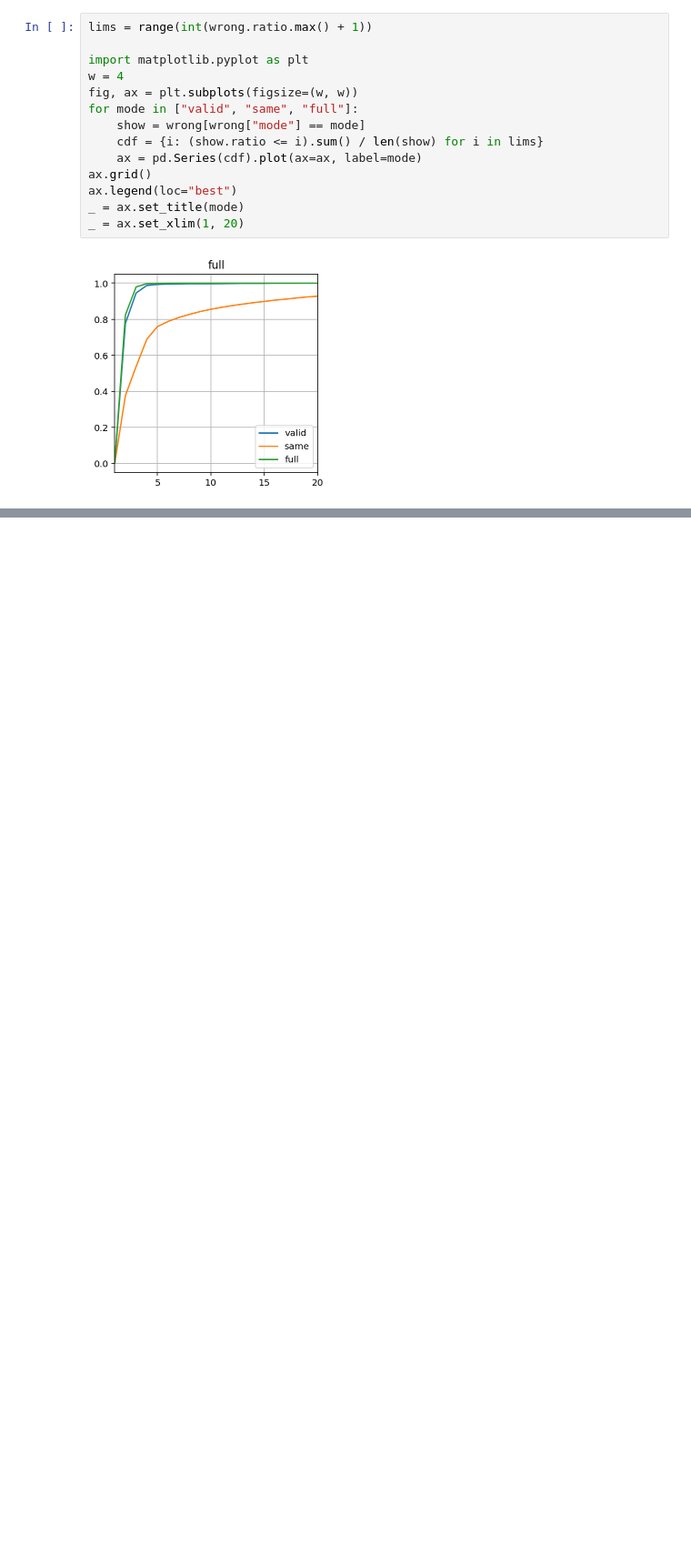
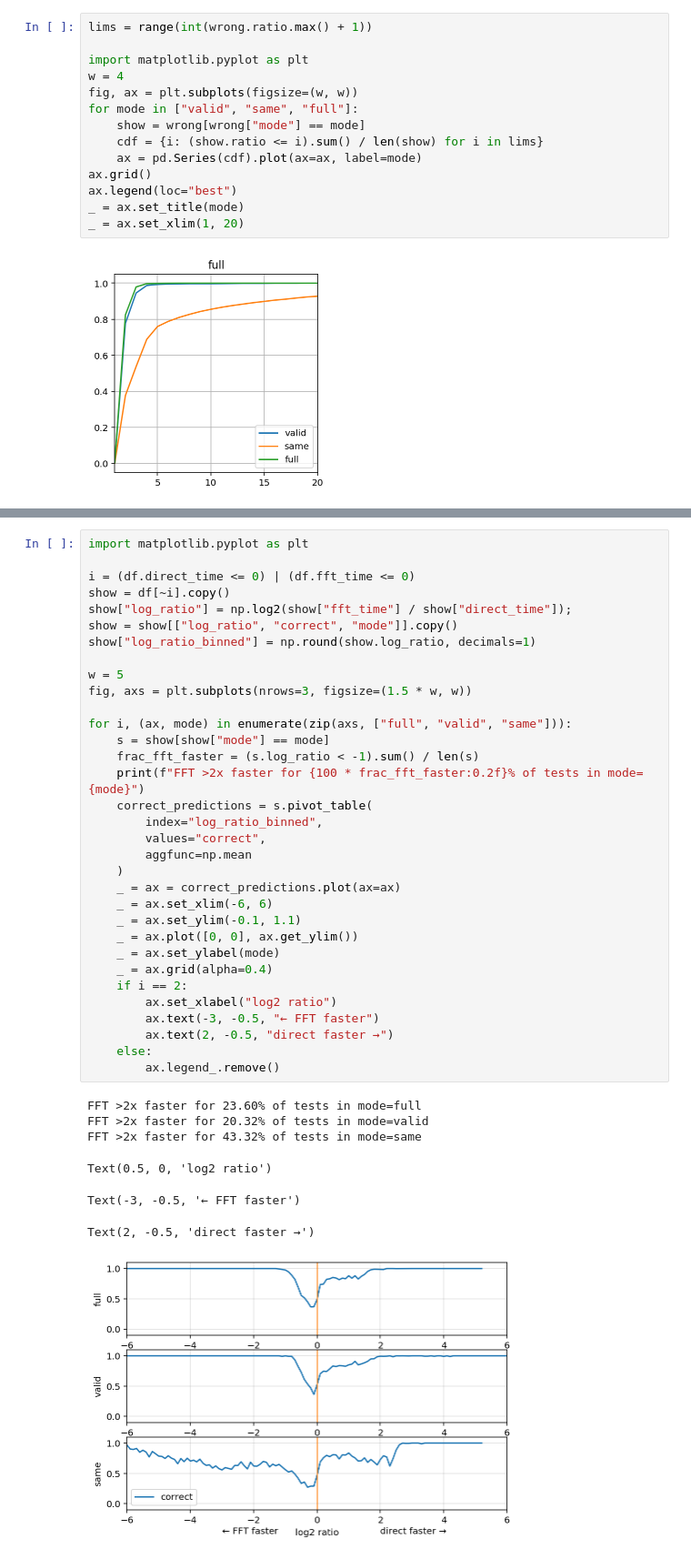
Before and after one commit to stsievert/scipy-convolve-timings, a Jupyter notebook: 1d/Test.ipynb, the cells around one changed output, grey strips where cells are left out. Shown at 91% size. Drawn from its saved outputs; the diff is of its cells as text; blank space fills up the shorter version.

```diff
--- a/1d/Test.ipynb
+++ b/1d/Test.ipynb
@@ -254,0 +202,41 @@ _ = ax.set_xlim(1, 20)
+# %%
+import matplotlib.pyplot as plt
+
+i = (df.direct_time <= 0) | (df.fft_time <= 0)
+show = df[~i].copy()
+show["log_ratio"] = np.log2(show["fft_time"] / show["direct_time"]);
+show = show[["log_ratio", "correct", "mode"]].copy()
+show["log_ratio_binned"] = np.round(show.log_ratio, decimals=1)
+
+w = 5
+fig, axs = plt.subplots(nrows=3, figsize=(1.5 * w, w))
+
+for i, (ax, mode) in enumerate(zip(axs, ["full", "valid", "same"])):
+    s = show[show["mode"] == mode]
+    frac_fft_faster = (s.log_ratio < -1).sum() / len(s)
+    print(f"FFT >2x faster for {100 * frac_fft_faster:0.2f}% of tests in mode={mode}")
+    correct_predictions = s.pivot_table(
+        index="log_ratio_binned",
+        values="correct",
+        aggfunc=np.mean
+    )
+    _ = ax = correct_predictions.plot(ax=ax)
+    _ = ax.set_xlim(-6, 6)
+    _ = ax.set_ylim(-0.1, 1.1)
+    _ = ax.plot([0, 0], ax.get_ylim())
+    _ = ax.set_ylabel(mode)
+    _ = ax.grid(alpha=0.4)
+    if i == 2:
+        ax.set_xlabel("log2 ratio")
+        ax.text(-3, -0.5, "← FFT faster")
+        ax.text(2, -0.5, "direct faster →")
+    else:
+        ax.legend_.remove()
+# %% [output]
+FFT >2x faster for 23.60% of tests in mode=full
+FFT >2x faster for 20.32% of tests in mode=valid
+FFT >2x faster for 43.32% of tests in mode=same
+Text(0.5, 0, 'log2 ratio')
+Text(-3, -0.5, '← FFT faster')
+Text(2, -0.5, 'direct faster →')
+[figure, added]
```
Also changed, not shown: parts of 5 cells of this notebook, 4 other files.
